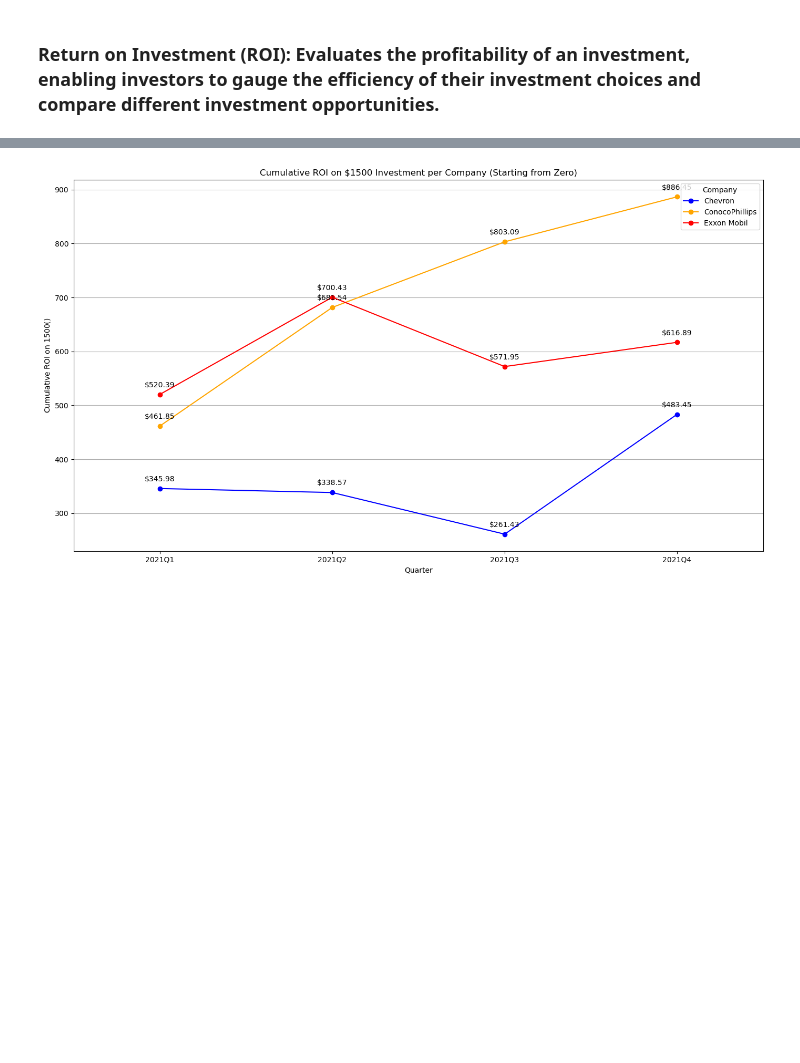
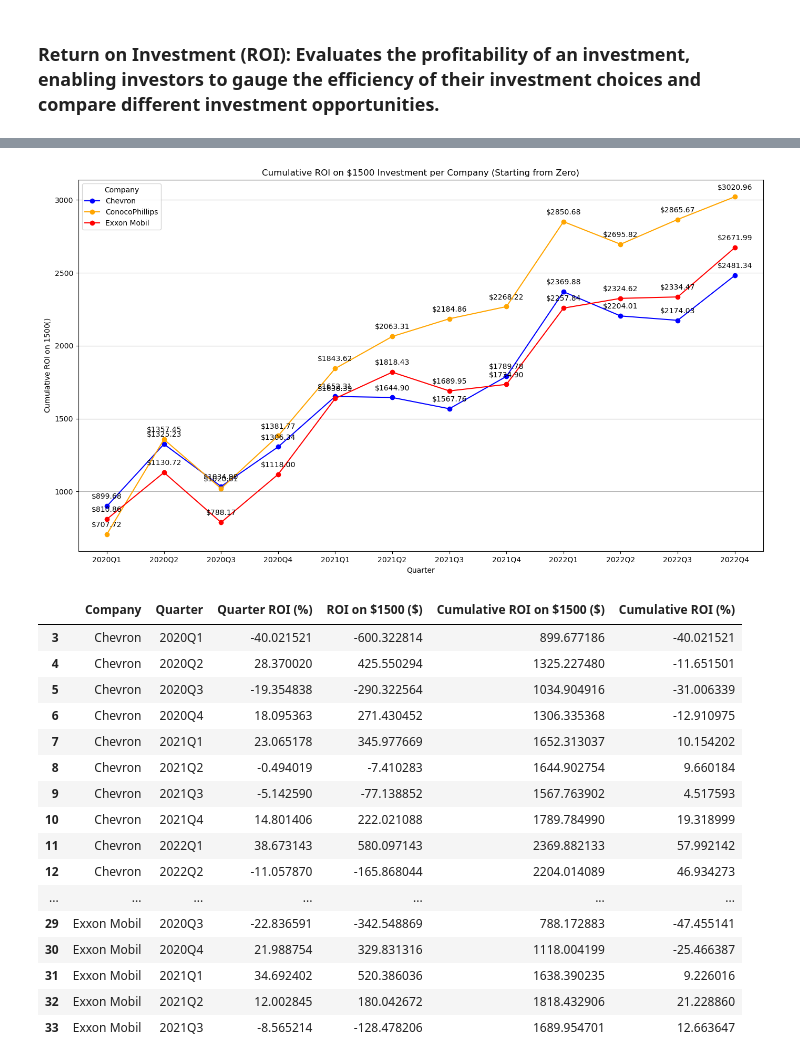
Before and after one commit to CassioSperb/Project_3, a Jupyter notebook: data/Project_Stock_Analysis.ipynb, the cells around one changed output, grey strips where cells are left out. Drawn from its saved outputs; the diff is of its cells as text; code cells hidden in the pictures; blank space fills up the shorter version.

```diff
--- a/data/Project_Stock_Analysis.ipynb
+++ b/data/Project_Stock_Analysis.ipynb
@@ -241,7 +269,7 @@ plt.show()
 ### Stock Volume Change: Indicates the trading activity and liquidity of a stock, reflecting investor interest and potential price movements.
 # %%
 # Calculate the quarterly Oil Stock Volume change per quarter.
-quarterly_oil_volume = filtered_oil_data.groupby(['Company', 'Quarter'], as_index=False).agg({
+quarterly_oil_volume = combined_oil_data.groupby(['Company', 'Quarter'], as_index=False).agg({
     'Volume': 'sum'
 })
 
@@ -288,6 +316,6 @@ plt.show()
 # %%
 # Calculate the quarterly Telecom Stock Volume change per quarter
-quarterly_tele_volume = filtered_tele_data.groupby(['Company', 'Quarter'], as_index=False).agg({
+quarterly_tele_volume = combined_tele_data.groupby(['Company', 'Quarter'], as_index=False).agg({
     'Volume': 'sum'
 })
 
@@ -335,7 +363,7 @@ plt.show()
 ### Standard Deviation (Volatility): Assesses the risk associated with a stock by measuring the variability of its returns, aiding in risk management and investment decisions.
 # %%
 # Calculate the standard deviation (volatility) in oil Stock for each quarter
-quarterly_oil_volatility = filtered_oil_data.groupby(['Company', 'Quarter'], as_index=False)['Close'].std()
+quarterly_oil_volatility = combined_oil_data.groupby(['Company', 'Quarter'], as_index=False)['Close'].std()
 quarterly_oil_volatility.rename(columns={'Close': 'Volatility'}, inplace=True)
 
 # Convert the 'Quarter' column to string for plotting
@@ -368,5 +396,5 @@ plt.savefig('outputs/oil_volatility.png')
 plt.show()
 
 # Output the quarterly oil volatility data
-quarterly_oil_volatility
+quarterly_oil_volatility.head()
 # %% [output]
@@ -387,6 +408,6 @@ quarterly_oil_volatility
 # %%
 # Calculate the standard deviation (volatility) in telecom Stock for each quarter
-quarterly_tele_volatility = filtered_tele_data.groupby(['Company', 'Quarter'], as_index=False)['Close'].std()
+quarterly_tele_volatility = combined_tele_data.groupby(['Company', 'Quarter'], as_index=False)['Close'].std()
 quarterly_tele_volatility.rename(columns={'Close': 'Volatility'}, inplace=True)
 
 # Convert the 'Quarter' column to string for plotting
@@ -419,5 +440,5 @@ plt.savefig('outputs/telecom_volatility.png')
 plt.show()
 
 # Output the quarterly telecom volatility data
-quarterly_tele_volatility
+quarterly_tele_volatility.head()
 # %% [output]
@@ -440,9 +546,9 @@ quarterly_tele_volatility
 # %%
 # Get the opening price on 2020-01-02 for each company (change the date if necessary)
-initial_prices = filtered_oil_data[filtered_oil_data['Date'] == pd.Timestamp('2020-01-02')].set_index('Company')['Open']
+initial_prices_oil = combined_oil_data[combined_oil_data['Date'] == pd.Timestamp('2020-01-02')].set_index('Company')['Open']
 
-# Calculate the ROI based on quarter opening and closing prices of the Oil Stocks Data
-def oil_roi(group):
+# Calculate the ROI based on quarter opening and closing prices of the telecom Stocks Data
+def tele_roi(group):
     opening_price = group.iloc[0]['Open']
     closing_price = group.iloc[-1]['Close']
     roi_percentage = ((closing_price - opening_price) / opening_price) * 100
@@ -452,19 +558,21 @@ def oil_roi(group):
     })
 
 # Apply the ROI calculation to each company for each quarter
-quarterly_oil_roi = filtered_oil_data.groupby(['Company', 'Quarter']).apply(oil_roi).reset_index()
+quarterly_oil_roi = combined_oil_data.groupby(['Company', 'Quarter']).apply(tele_roi).reset_index()
 
 # Initialize cumulative ROI with zero
 initial_investment = pd.DataFrame({
-    'Company': initial_prices.index,
+    'Company': initial_prices_oil.index,
     'Quarter': '0',
     'Quarter ROI (%)': 0,
     'ROI on $1500 ($)': 0,
-    'Cumulative ROI on $1500 ($)': 0
+    'Cumulative ROI on $1500 ($)': 1500  # Starting point
 })
 
 # Ensure that the cumulative ROI starts from zero for each company
-quarterly_oil_roi['Cumulative ROI on $1500 ($)'] = quarterly_oil_roi.groupby('Company')['ROI on $1500 ($)'].cumsum()
+quarterly_oil_roi['Cumulative ROI on $1500 ($)'] = quarterly_oil_roi.groupby('Company')['ROI on $1500 ($)'].cumsum() + 1500
+
+# Add the initial investment row and sort by company and quarter
 quarterly_oil_roi = pd.concat([initial_investment, quarterly_oil_roi], ignore_index=True).sort_values(by=['Company', 'Quarter'])
 
 # Convert the 'Quarter' column to string
@@ -472,40 +580,58 @@ quarterly_oil_roi['Quarter'] = quarterly_oil_roi['Quarter'].astype(str)
 
 # Remove the final zero point at the end for each company
 quarterly_oil_roi = quarterly_oil_roi[quarterly_oil_roi['Quarter'] != '0']
+
+# Add the new column for Cumulative ROI as a percentage of the initial $1500 investment
+quarterly_oil_roi['Cumulative ROI (%)'] = ((quarterly_oil_roi['Cumulative ROI on $1500 ($)'] / 1500) *100) - 100
 
 # Plot the cumulative ROI on a $1500 investment starting from zero
 plt.figure(figsize=(14, 8))
 
 for company in quarterly_oil_roi['Company'].unique():
     company_data = quarterly_oil_roi[quarterly_oil_roi['Company'] == company]
     plt.plot(company_data['Quarter'].astype(str), company_data['Cumulative ROI on $1500 ($)'], marker='o', label=company, color=oil_colors[company])
 
     # Annotate each point with the Y value
     for i, row in company_data.iterrows():
-        if company == 'Chevron' and row['Quarter'] == '2020Q1':
-            plt.annotate(f"${row['Cumulative ROI on $1500 ($)']:.2f}", (row['Quarter'], row['Cumulative ROI on $1500 ($)']), textcoords="offset points",
-                         xytext=(0, -15), ha='center')  # Lower the annotation for Chevron in Q1
-        else:
-            plt.annotate(f"${row['Cumulative ROI on $1500 ($)']:.2f}", (row['Quarter'], row['Cumulative ROI on $1500 ($)']), textcoords="offset points",
-                         xytext=(0, 10), ha='center')
+        plt.annotate(f"${row['Cumulative ROI on $1500 ($)']:.2f}", (row['Quarter'], row['Cumulative ROI on $1500 ($)']), textcoords="offset points",
+                     xytext=(0, 10), ha='center')
 
 # Plot visual formatting.
 # Define the x-tick positions and labels
 xticks_positions = range(len(quarterly_oil_roi['Quarter'].unique()))
 xticks_labels = quarterly_oil_roi['Quarter'].unique()
 
 plt.xticks(xticks_positions, xticks_labels)
 
 # Set x-axis limits to include space before the first quarter
 plt.xlim(left=-0.5, right=len(xticks_positions)-0.5)
 
 plt.title('Cumulative ROI on $1500 Investment per Company (Starting from Zero)')
 plt.xlabel('Quarter')
 plt.ylabel('Cumulative ROI on $1500 ($)')
 plt.legend(title='Company')
 plt.grid(True, axis='y')  # Horizontal grid lines only
 plt.tight_layout()
-plt.savefig('outputs/oil_roi.png')
+plt.savefig('outputs/tele_roi.png')
 plt.show()
+
+quarterly_oil_roi.head(-5)
 # %% [output]
-[figure, old version]
+[figure, new version]
+|  | Company | Quarter | Quarter ROI (%) | ROI on $1500 ($) | Cumulative ROI on $1500 ($) | Cumulative ROI (%) |
+| 3 | Chevron | 2020Q1 | -40.021521 | -600.322814 | 899.677186 | -40.021521 |
+| 4 | Chevron | 2020Q2 | 28.370020 | 425.550294 | 1325.227480 | -11.651501 |
+| 5 | Chevron | 2020Q3 | -19.354838 | -290.322564 | 1034.904916 | -31.006339 |
+| 6 | Chevron | 2020Q4 | 18.095363 | 271.430452 | 1306.335368 | -12.910975 |
+| 7 | Chevron | 2021Q1 | 23.065178 | 345.977669 | 1652.313037 | 10.154202 |
+| 8 | Chevron | 2021Q2 | -0.494019 | -7.410283 | 1644.902754 | 9.660184 |
+| 9 | Chevron | 2021Q3 | -5.142590 | -77.138852 | 1567.763902 | 4.517593 |
+| 10 | Chevron | 2021Q4 | 14.801406 | 222.021088 | 1789.784990 | 19.318999 |
+| 11 | Chevron | 2022Q1 | 38.673143 | 580.097143 | 2369.882133 | 57.992142 |
+| 12 | Chevron | 2022Q2 | -11.057870 | -165.868044 | 2204.014089 | 46.934273 |
+| ... | ... | ... | ... | ... | ... | ... |
+| 29 | Exxon Mobil | 2020Q3 | -22.836591 | -342.548869 | 788.172883 | -47.455141 |
+| 30 | Exxon Mobil | 2020Q4 | 21.988754 | 329.831316 | 1118.004199 | -25.466387 |
+| 31 | Exxon Mobil | 2021Q1 | 34.692402 | 520.386036 | 1638.390235 | 9.226016 |
+| 32 | Exxon Mobil | 2021Q2 | 12.002845 | 180.042672 | 1818.432906 | 21.228860 |
+| 33 | Exxon Mobil | 2021Q3 | -8.565214 | -128.478206 | 1689.954701 | 12.663647 |
```
Also changed, not shown: parts of 17 cells of this notebook, 14 other files.
